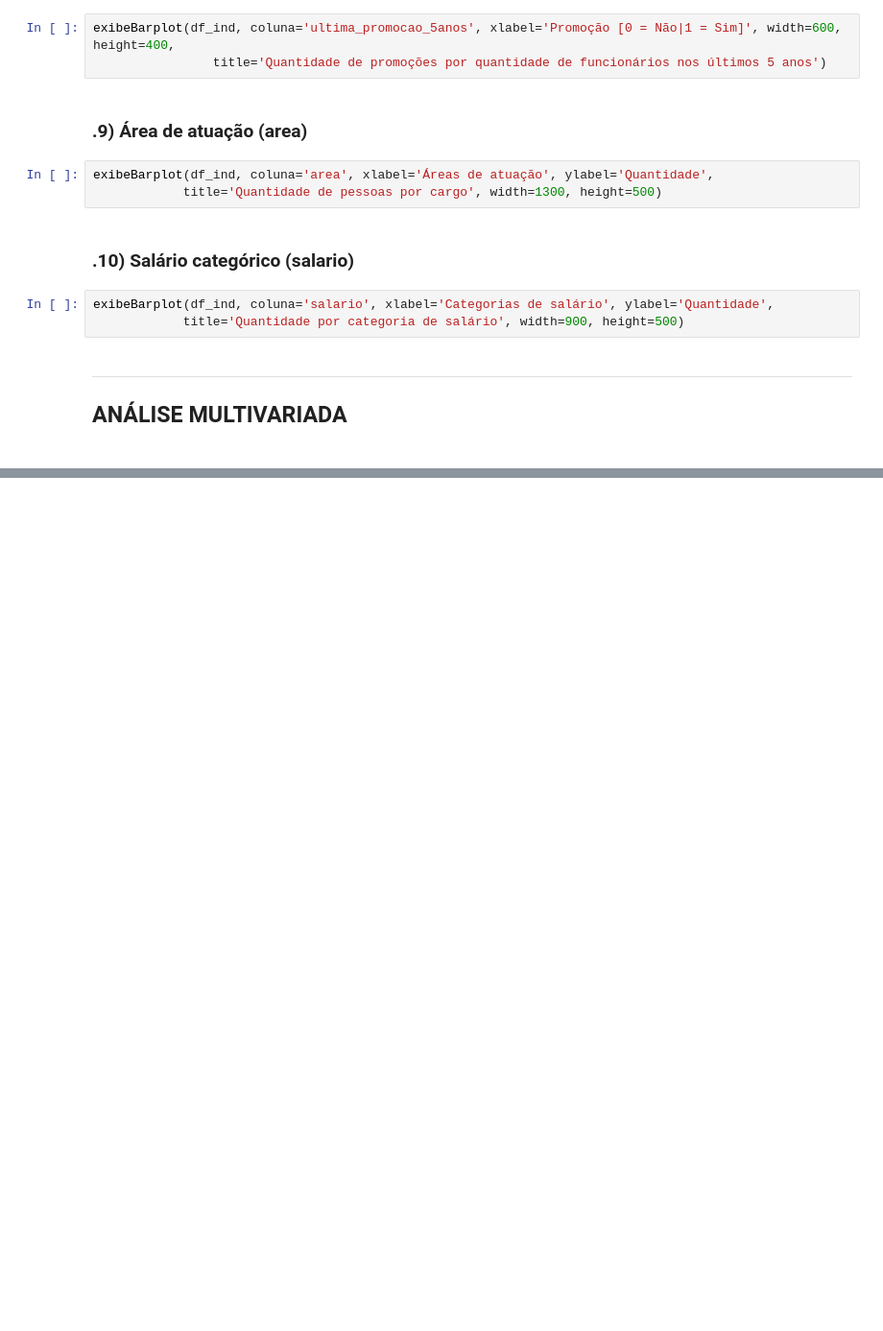
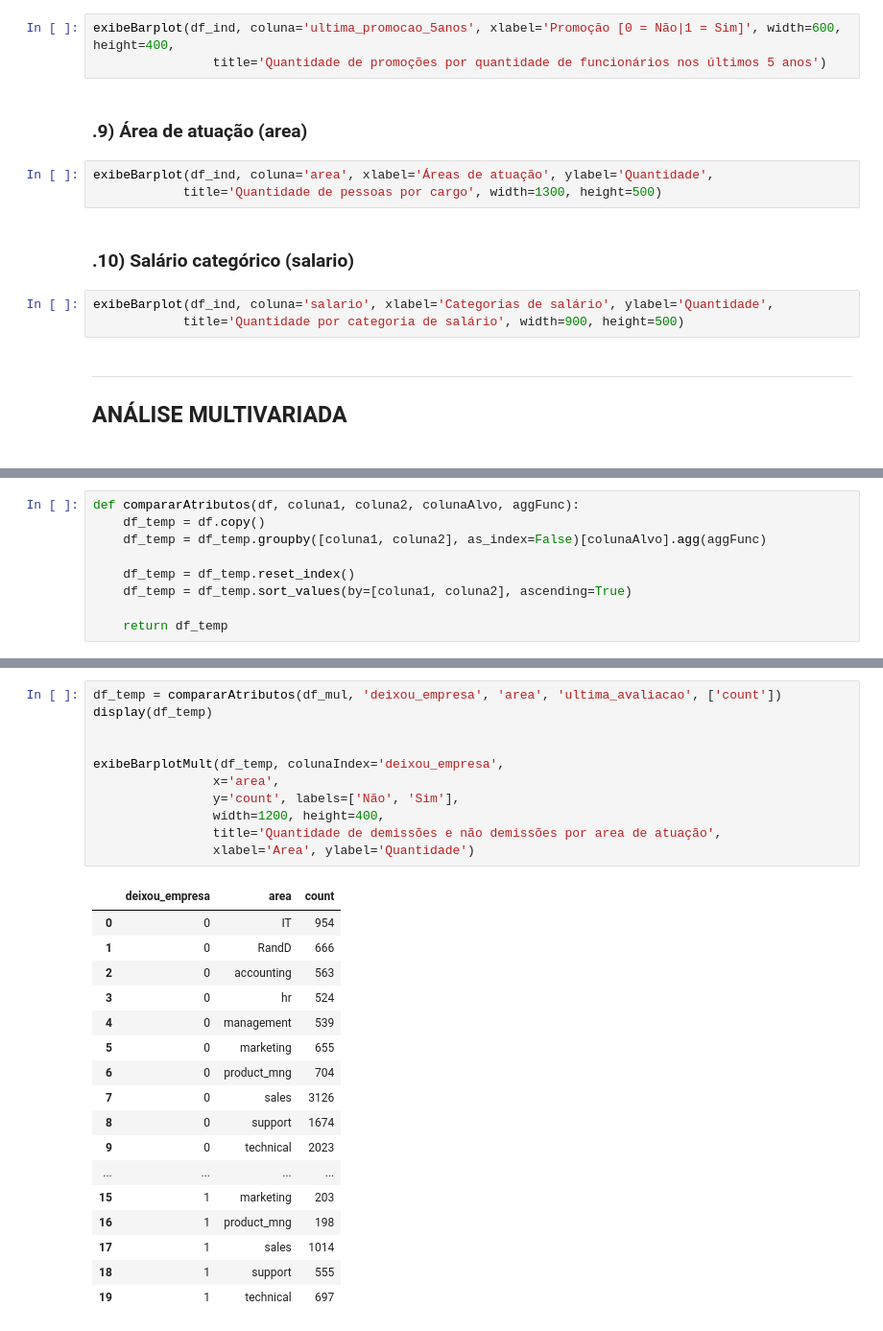
Before and after one commit to Krupique/challenges-kaggle, a Jupyter notebook: challenges/14_PeopleAnalytics/PeopleAnalytics.ipynb, the cells around one changed output, grey strips where cells are left out. Shown at 96% size. Saved outputs shown, nothing was run; the diff lists cells and outputs as text; blank space fills up the shorter version.

```diff
--- a/challenges/14_PeopleAnalytics/PeopleAnalytics.ipynb
+++ b/challenges/14_PeopleAnalytics/PeopleAnalytics.ipynb
@@ -326,0 +395,9 @@ exibeBarplot(df_ind, coluna='salario', xlabel='Categorias de salário', ylabel='
+# %%
+def compararAtributos(df, coluna1, coluna2, colunaAlvo, aggFunc):
+    df_temp = df.copy()
+    df_temp = df_temp.groupby([coluna1, coluna2], as_index=False)[colunaAlvo].agg(aggFunc)
+
+    df_temp = df_temp.reset_index()
+    df_temp = df_temp.sort_values(by=[coluna1, coluna2], ascending=True)
+
+    return df_temp
@@ -326,0 +448,29 @@ exibeBarplot(df_ind, coluna='salario', xlabel='Categorias de salário', ylabel='
+# %%
+df_temp = compararAtributos(df_mul, 'deixou_empresa', 'area', 'ultima_avaliacao', ['count'])
+display(df_temp)
+
+
+exibeBarplotMult(df_temp, colunaIndex='deixou_empresa',
+                x='area',
+                y='count', labels=['Não', 'Sim'],
+                width=1200, height=400,
+                title='Quantidade de demissões e não demissões por area de atuação',
+                xlabel='Area', ylabel='Quantidade')
+# %% [output]
+|  | deixou_empresa | area | count |
+| 0 | 0 | IT | 954 |
+| 1 | 0 | RandD | 666 |
+| 2 | 0 | accounting | 563 |
+| 3 | 0 | hr | 524 |
+| 4 | 0 | management | 539 |
+| 5 | 0 | marketing | 655 |
+| 6 | 0 | product_mng | 704 |
+| 7 | 0 | sales | 3126 |
+| 8 | 0 | support | 1674 |
+| 9 | 0 | technical | 2023 |
+| ... | ... | ... | ... |
+| 15 | 1 | marketing | 203 |
+| 16 | 1 | product_mng | 198 |
+| 17 | 1 | sales | 1014 |
+| 18 | 1 | support | 555 |
+| 19 | 1 | technical | 697 |
```
Also changed, not shown: parts of 29 cells of this notebook, 1 other file.
